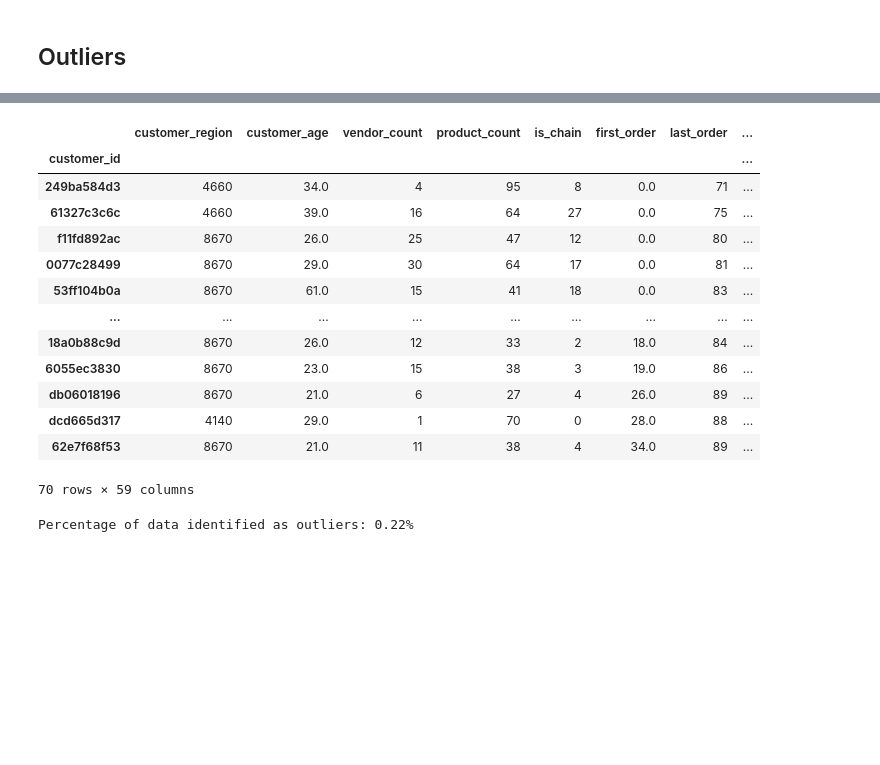
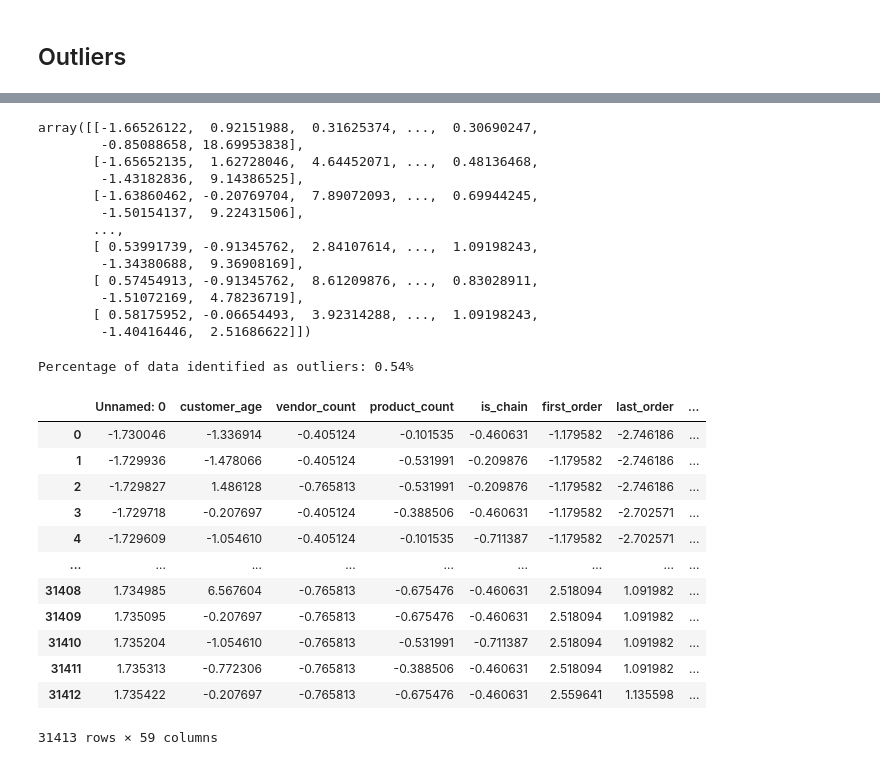
Before and after one commit to nunonuness/DM, a Jupyter notebook: 2.PreProcessing.ipynb, the cells around one changed output, grey strips where cells are left out. Cells and saved outputs as stored; diff of their text form; code cells hidden in the pictures; blank space fills up the shorter version.

```diff
--- a/2.PreProcessing.ipynb
+++ b/2.PreProcessing.ipynb
@@ -235,40 +225,56 @@ KeyboardInterrupt:
 # %%
-epsilon = 136.29916654183904
+epsilon = 17.6778753865531
 
-min_points = len(metric_features) + 1 # by convention the min_points has to be at least the nr of features plus 1. Indeed 55 + 1 was the one providing the highest silhouette score according to the above output
+min_points = len(metric_features) + 1 # by convention the min_points has to be at least the nr of metric features plus 1. Indeed 59 + 1 was the one providing the highest silhouette score according to the above output
 # %%
-model = DBSCAN(eps = epsilon, min_samples = min_points).fit(df_customers[metric_features])
+model = DBSCAN(eps = epsilon, min_samples = min_points).fit(data_scaled)
 # %%
 # outliers dataframe
-outliers = df_customers[model.labels_ == -1]
+outliers = data_scaled[model.labels_ == -1]
 outliers
 # %% [output]
-|  | customer_region | customer_age | vendor_count | product_count | is_chain | first_order | last_order | ... |
-| customer_id |  |  |  |  |  |  |  | ... |
-| 249ba584d3 | 4660 | 34.0 | 4 | 95 | 8 | 0.0 | 71 | ... |
-| 61327c3c6c | 4660 | 39.0 | 16 | 64 | 27 | 0.0 | 75 | ... |
-| f11fd892ac | 8670 | 26.0 | 25 | 47 | 12 | 0.0 | 80 | ... |
-| 0077c28499 | 8670 | 29.0 | 30 | 64 | 17 | 0.0 | 81 | ... |
-| 53ff104b0a | 8670 | 61.0 | 15 | 41 | 18 | 0.0 | 83 | ... |
-| ... | ... | ... | ... | ... | ... | ... | ... | ... |
-| 18a0b88c9d | 8670 | 26.0 | 12 | 33 | 2 | 18.0 | 84 | ... |
-| 6055ec3830 | 8670 | 23.0 | 15 | 38 | 3 | 19.0 | 86 | ... |
-| db06018196 | 8670 | 21.0 | 6 | 27 | 4 | 26.0 | 89 | ... |
-| dcd665d317 | 4140 | 29.0 | 1 | 70 | 0 | 28.0 | 88 | ... |
-| 62e7f68f53 | 8670 | 21.0 | 11 | 38 | 4 | 34.0 | 89 | ... |
-70 rows × 59 columns
+array([[-1.66526122,  0.92151988,  0.31625374, ...,  0.30690247,
+        -0.85088658, 18.69953838],
+       [-1.65652135,  1.62728046,  4.64452071, ...,  0.48136468,
+        -1.43182836,  9.14386525],
+       [-1.63860462, -0.20769704,  7.89072093, ...,  0.69944245,
+        -1.50154137,  9.22431506],
+       ...,
+       [ 0.53991739, -0.91345762,  2.84107614, ...,  1.09198243,
+        -1.34380688,  9.36908169],
+       [ 0.57454913, -0.91345762,  8.61209876, ...,  0.83028911,
+        -1.51072169,  4.78236719],
+       [ 0.58175952, -0.06654493,  3.92314288, ...,  1.09198243,
+        -1.40416446,  2.51686622]])
 # %%
 # Calculate the number of data points in the original dataset
-original_data_count = len(df_customers)
+original_data_count = len(data_scaled)
 
 # Calculate the number of data points identified as outliers
-outliers_count = len(df_customers[model.labels_ == -1])
+outliers_count = len(data_scaled[model.labels_ == -1])
 
 # Calculate the percentage of data that are outliers
 outliers_percentage = (outliers_count / original_data_count) * 100
 
 print(f"Percentage of data identified as outliers: {outliers_percentage:.2f}%")
 # %% [output]
-Percentage of data identified as outliers: 0.22%
+Percentage of data identified as outliers: 0.54%
 # %%
-data_no_outliers = df_customers[model.labels_ != -1]
+data_no_outliers = data_scaled[model.labels_ != -1]
+# %%
+data_no_outliers = pd.DataFrame(data_no_outliers, columns=metric_features)
+data_no_outliers
+# %% [output]
+|  | Unnamed: 0 | customer_age | vendor_count | product_count | is_chain | first_order | last_order | ... |
+| 0 | -1.730046 | -1.336914 | -0.405124 | -0.101535 | -0.460631 | -1.179582 | -2.746186 | ... |
+| 1 | -1.729936 | -1.478066 | -0.405124 | -0.531991 | -0.209876 | -1.179582 | -2.746186 | ... |
+| 2 | -1.729827 | 1.486128 | -0.765813 | -0.531991 | -0.209876 | -1.179582 | -2.746186 | ... |
+| 3 | -1.729718 | -0.207697 | -0.405124 | -0.388506 | -0.460631 | -1.179582 | -2.702571 | ... |
+| 4 | -1.729609 | -1.054610 | -0.405124 | -0.101535 | -0.711387 | -1.179582 | -2.702571 | ... |
+| ... | ... | ... | ... | ... | ... | ... | ... | ... |
+| 31408 | 1.734985 | 6.567604 | -0.765813 | -0.675476 | -0.460631 | 2.518094 | 1.091982 | ... |
+| 31409 | 1.735095 | -0.207697 | -0.765813 | -0.675476 | -0.460631 | 2.518094 | 1.091982 | ... |
+| 31410 | 1.735204 | -1.054610 | -0.765813 | -0.531991 | -0.711387 | 2.518094 | 1.091982 | ... |
+| 31411 | 1.735313 | -0.772306 | -0.765813 | -0.388506 | -0.460631 | 2.518094 | 1.091982 | ... |
+| 31412 | 1.735422 | -0.207697 | -0.765813 | -0.675476 | -0.460631 | 2.559641 | 1.135598 | ... |
+31413 rows × 59 columns
```
Also changed, not shown: parts of 16 cells of this notebook.
